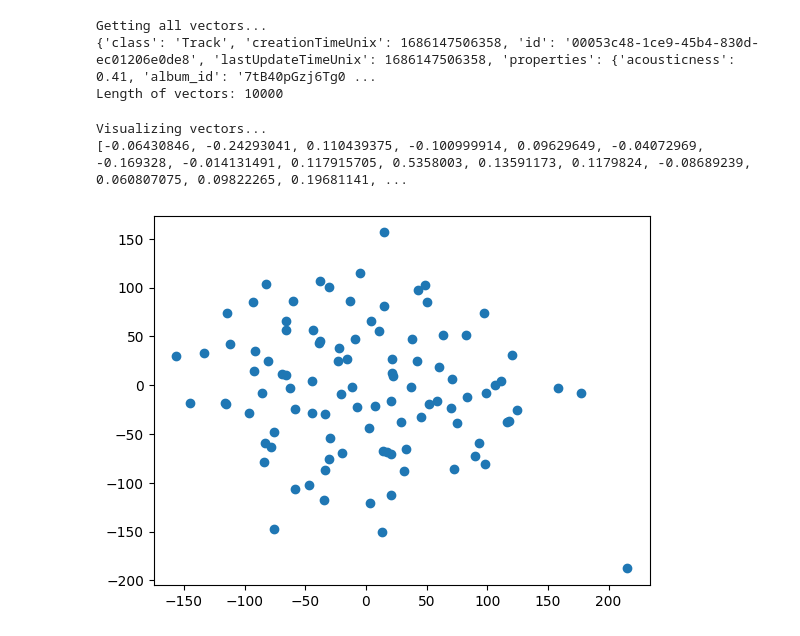
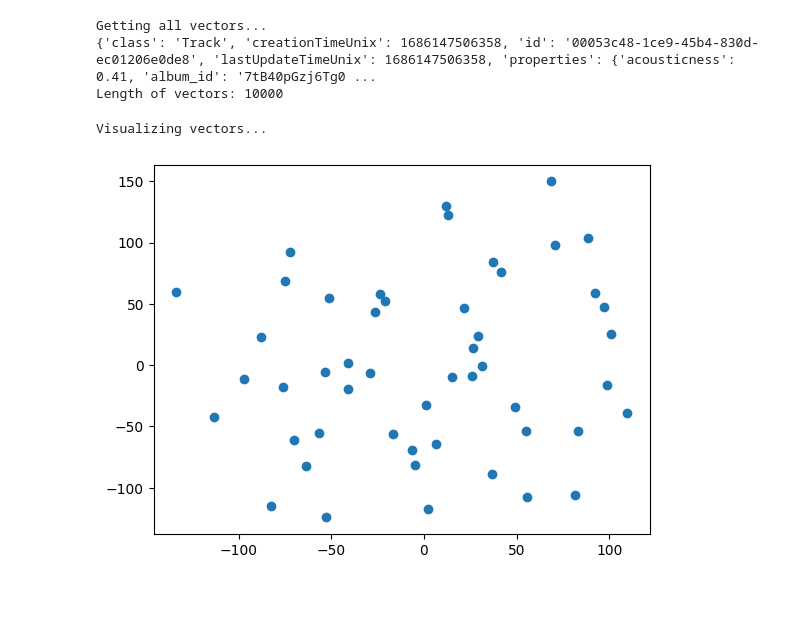
Before and after one commit to MaxHam/MDS_Spotify-Semantic-Search, a Jupyter notebook: vis.ipynb, the cells around one changed output. Drawn from its saved outputs; the diff is of its cells as text; code cells hidden in the pictures; blank space fills up the shorter version.

```diff
--- a/vis.ipynb
+++ b/vis.ipynb
@@ -59,31 +56,30 @@ Length of vectors: 10000
 # %%
 # visualize vectors
 def visualize_vectors(vectors):
     print("Visualizing vectors...")
     import matplotlib.pyplot as plt
     import numpy as np
     from sklearn.manifold import TSNE
 
     # convert to numpy array
     vectors = np.array(vectors)
 
     # cut to 100
-    vectors = vectors[:100]
+    vectors = vectors[:50]
     # reduce dimensionality
     tsne = TSNE(n_components=3, random_state=0)
     vectors_2d = tsne.fit_transform(vectors)
 
     # categorize by genre
 
     # plot
     plt.scatter(vectors_2d[:, 0], vectors_2d[:, 1])
     plt.show()
 
 # todo: visualize query
 
 
 visualize_vectors(vectors)
 # %% [output]
 Visualizing vectors...
-[-0.06430846, -0.24293041, 0.110439375, -0.100999914, 0.09629649, -0.04072969, -0.169328, -0.014131491, 0.117915705, 0.5358003, 0.13591173, 0.1179824, -0.08689239, 0.060807075, 0.09822265, 0.19681141, ...
-[figure, old version]
+[figure, new version]
```
Also changed, not shown: parts of 2 cells of this notebook, 2 other files.
